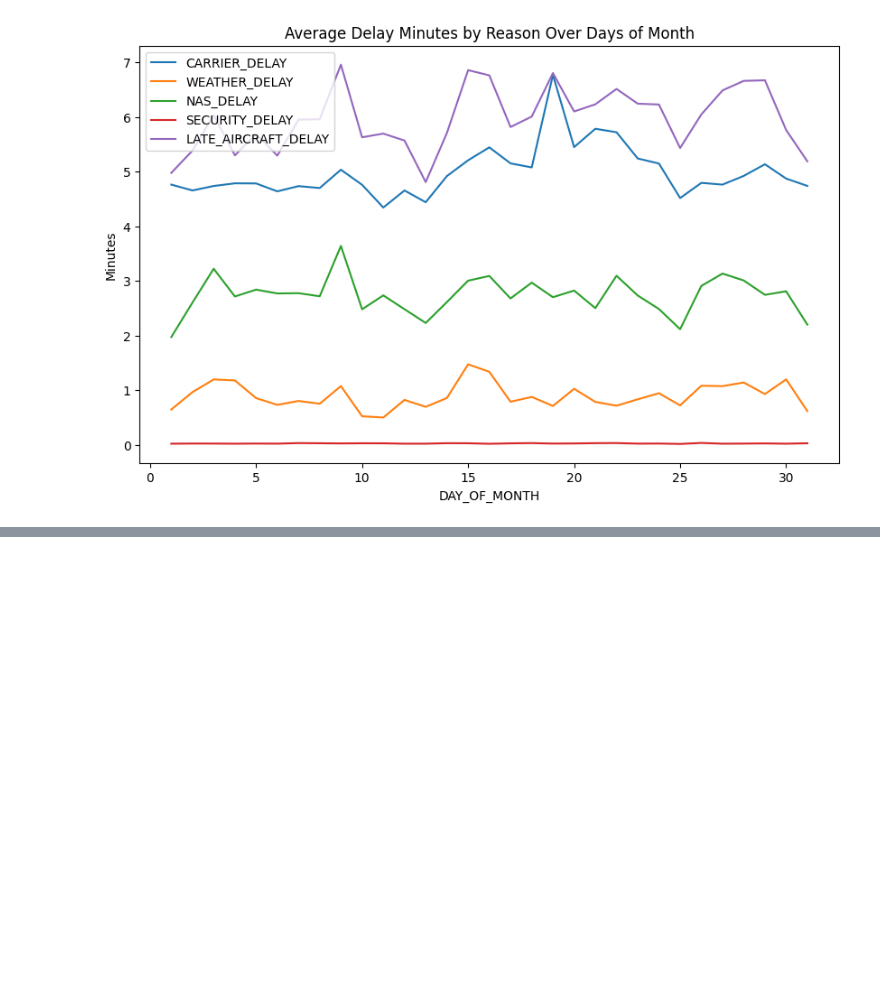
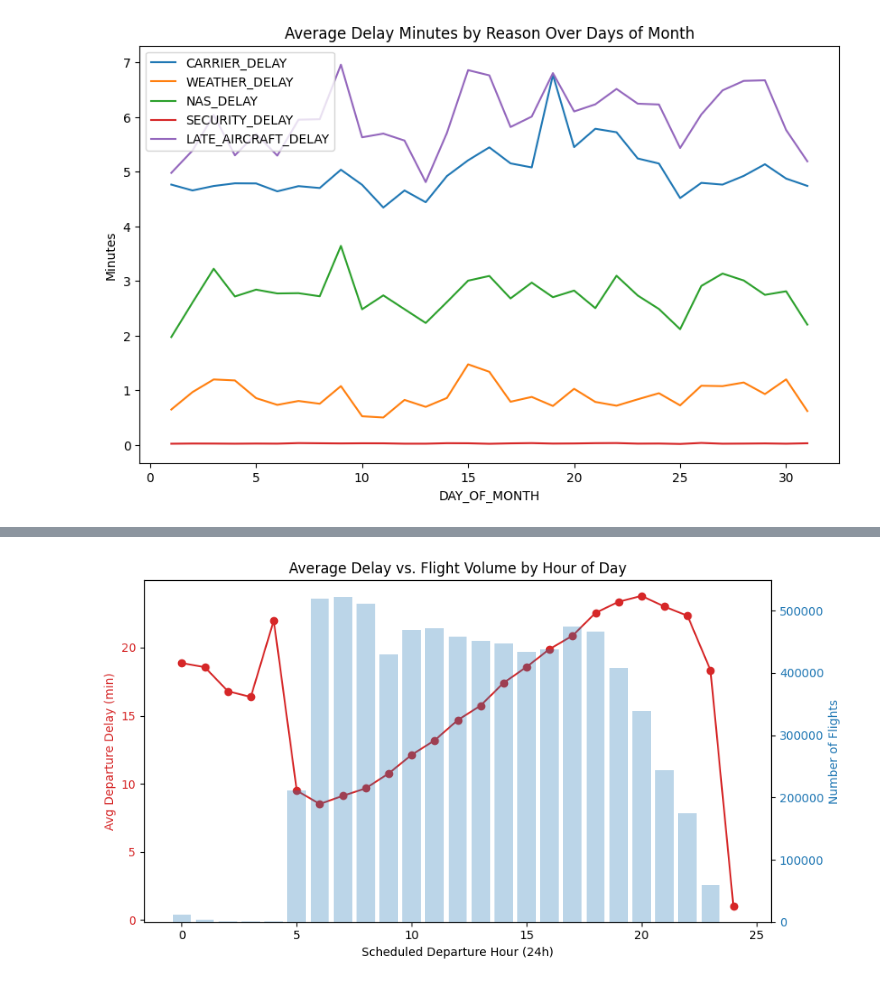
Before and after one commit to elenayzhu/mie368, a Jupyter notebook: individual-eda/Elena's_EDA.ipynb, the cells around one changed output, grey strips where cells are left out. Cells and saved outputs as stored; diff of their text form; code cells hidden in the pictures; blank space fills up the shorter version.

```diff
--- a/individual-eda/Elena's_EDA.ipynb
+++ b/individual-eda/Elena's_EDA.ipynb
@@ -140,0 +175,28 @@ Text(0, 0.5, 'Minutes')
+# %%
+# Calculate average delay and flight count by hour
+by_hour = flight_data.groupby('DEP_HOUR').agg({
+    'DEP_DELAY_NEW': 'mean',
+    'CRS_DEP_TIME': 'count'
+}).rename(columns={'CRS_DEP_TIME': 'FLIGHT_COUNT'})
+
+fig, ax1 = plt.subplots(figsize=(9,5))
+
+# Average delay
+color = 'tab:red'
+ax1.set_xlabel('Scheduled Departure Hour (24h)')
+ax1.set_ylabel('Avg Departure Delay (min)', color=color)
+ax1.plot(by_hour.index, by_hour['DEP_DELAY_NEW'], color=color, marker='o', label='Avg Delay')
+ax1.tick_params(axis='y', labelcolor=color)
+
+# Flight count (secondary axis)
+ax2 = ax1.twinx()
+color = 'tab:blue'
+ax2.set_ylabel('Number of Flights', color=color)
+ax2.bar(by_hour.index, by_hour['FLIGHT_COUNT'], alpha=0.3, color=color, label='Flight Volume')
+ax2.tick_params(axis='y', labelcolor=color)
+
+plt.title("Average Delay vs. Flight Volume by Hour of Day")
+fig.tight_layout()
+plt.show()
+# %% [output]
+[figure, added]
```
Also changed, not shown: parts of 8 cells of this notebook.
